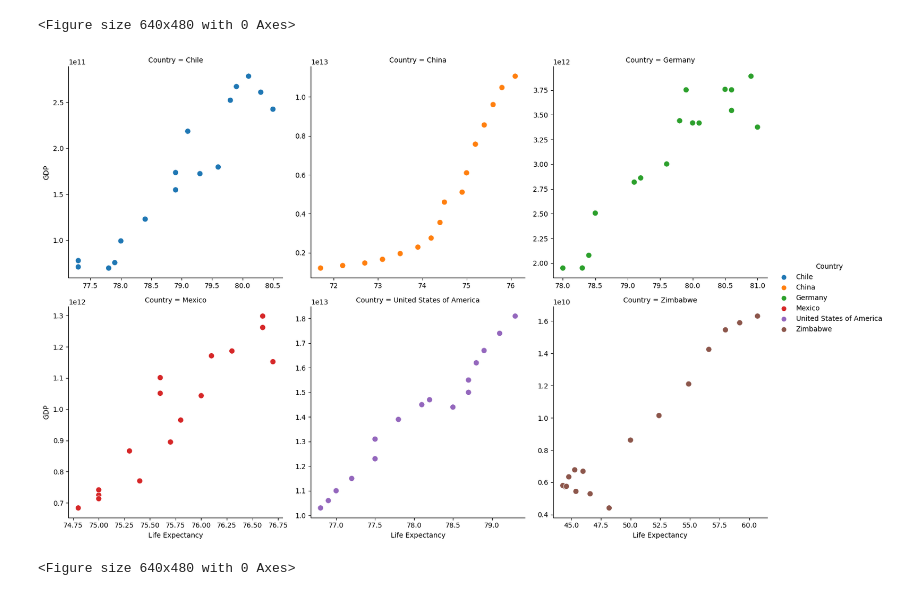
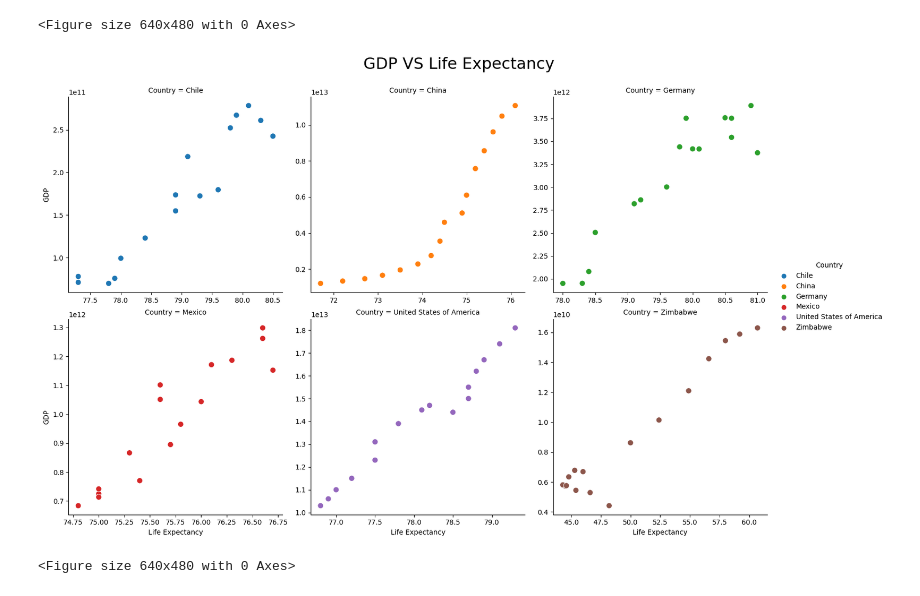
Before and after one commit to chikeibezim/life-expectancy-and-gdp, a Jupyter notebook: Life-Expectancy-and-GDP-Starter/life_expectancy_gdp.ipynb, the cells around one changed output. Drawn from its saved outputs; the diff is of its cells as text; code cells hidden in the pictures.

```diff
--- a/Life-Expectancy-and-GDP-Starter/life_expectancy_gdp.ipynb
+++ b/Life-Expectancy-and-GDP-Starter/life_expectancy_gdp.ipynb
@@ -178,13 +165,15 @@ plt.clf()
 # %%
 # Great! Looks Like The GDP of these countries have also grown across the years as well. Although China has experienced much more steady growth
 # than the other countries. As we can see, there seems to be correlation between Life Expectancy and GDP. To confirm this, let;s create a scatter plot
 # to explore this relationship
 
-sns.relplot(x="Life Expectancy", y="GDP", data=who_data, kind="scatter", hue="Country", col="Country", col_wrap=3, s=70, facet_kws={"sharey": False, "sharex":False})
+g = sns.relplot(x="Life Expectancy", y="GDP", data=who_data, kind="scatter", hue="Country", col="Country", col_wrap=3, s=70, facet_kws={"sharey": False, "sharex":False})
+g.fig.subplots_adjust(top=0.9)
+g.fig.suptitle(t="GDP VS Life Expectancy", fontsize= 23)
 plt.show()
 plt.clf()
 # %% [output]
-[figure, old version]
+[figure, new version]
 <Figure size 640x480 with 0 Axes>
 # %%
 # Conclusion
```
Also changed, not shown: parts of 3 cells of this notebook.
